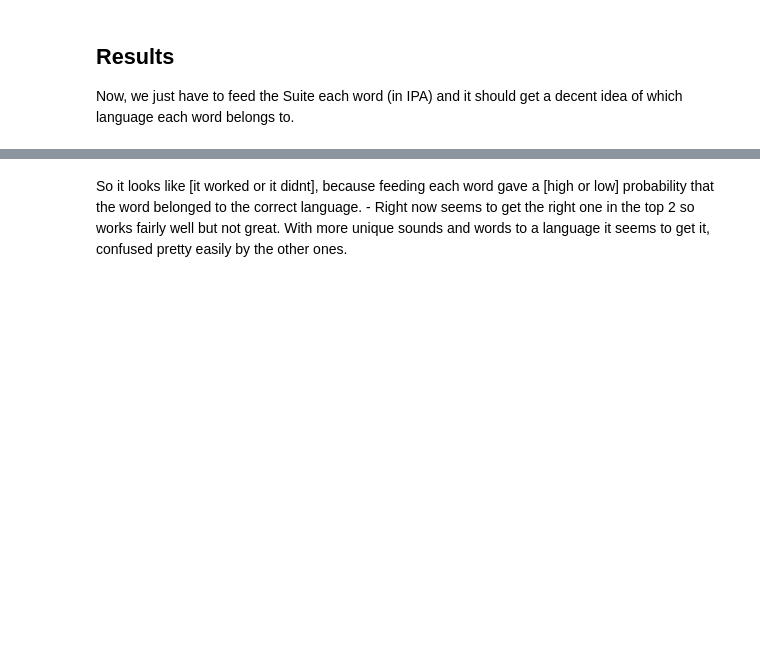
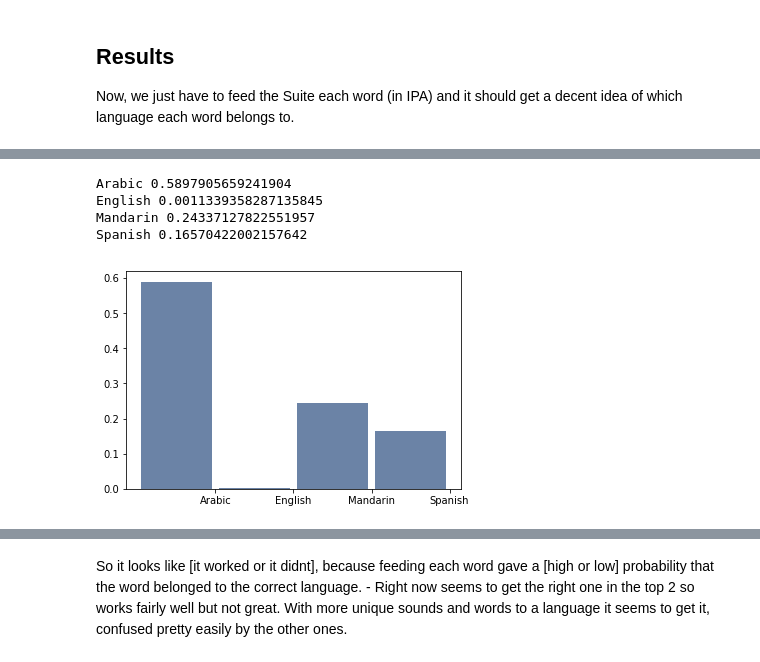
Before and after one commit to CamilleGirard/Bayesian-Phenome-Frequencies, a Jupyter notebook: code/phoneme-frequency.ipynb, the cells around one changed output, grey strips where cells are left out. Cells and saved outputs as stored; diff of their text form; code cells hidden in the pictures; blank space fills up the shorter version.

```diff
--- a/code/phoneme-frequency.ipynb
+++ b/code/phoneme-frequency.ipynb
@@ -87,0 +117,12 @@ Now, we just have to feed the Suite each word (in IPA) and it should get a decen
+# %%
+lang_dist = Language(lang_prior)
+word = ['a:','l','x','a:','m','i','sˤ'] #  الخميس
+lang_dist.Update(word)
+lang_dist.Print()
+thinkplot.Hist(lang_dist)
+# %% [output]
+Arabic 0.5897905659241904
+English 0.0011339358287135845
+Mandarin 0.24337127822551957
+Spanish 0.16570422002157642
+[figure, added]
```
Also changed, not shown: parts of 21 cells of this notebook.
